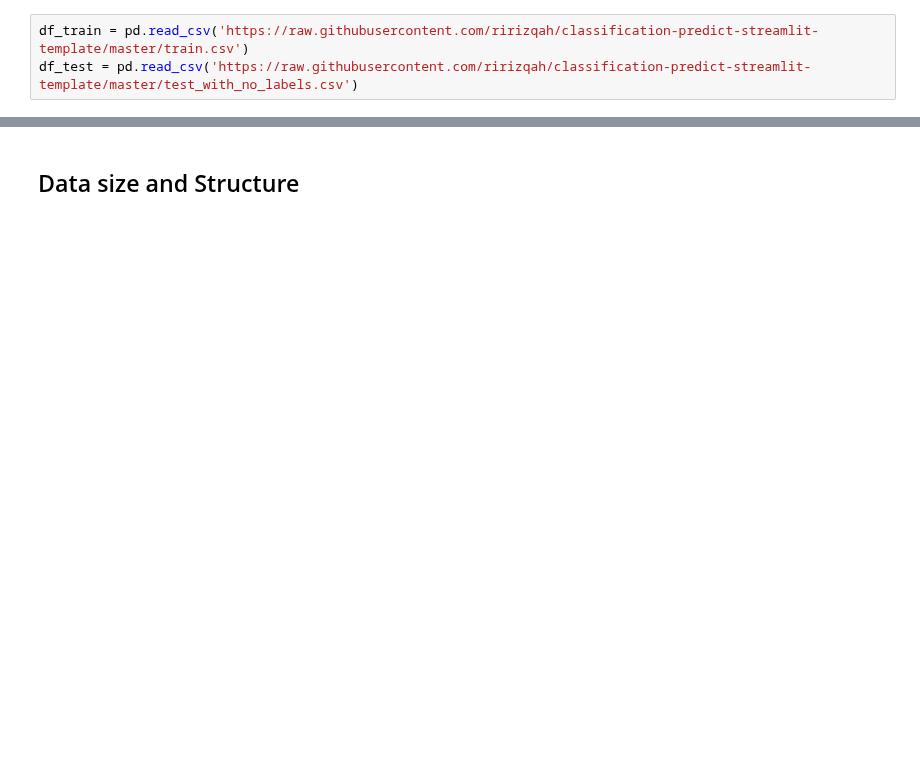
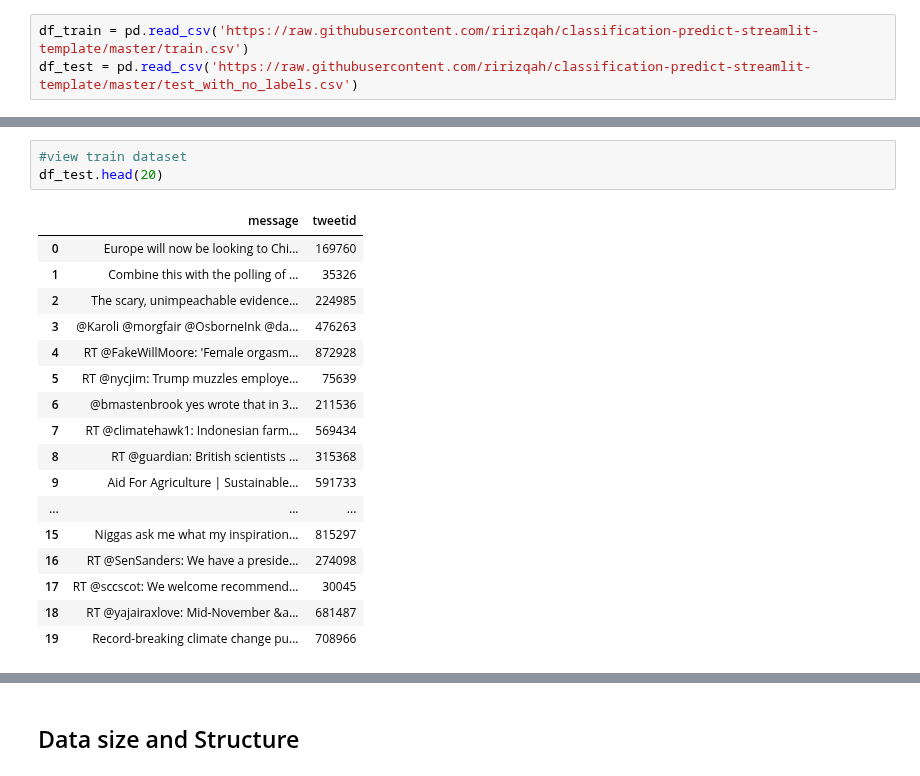
Before and after one commit to tladi-thobejane/classification-predict-streamlit-template, a Jupyter notebook: Team16_model (5).ipynb, the cells around one changed output, grey strips where cells are left out. Cells and saved outputs as stored; diff of their text form; blank space fills up the shorter version.

```diff
--- a/Team16_model (5).ipynb
+++ b/Team16_model (5).ipynb
@@ -115,0 +137,21 @@ df_test = pd.read_csv('https://raw.githubusercontent.com/ririzqah/classification
+# %%
+#view train dataset
+df_test.head(20)
+# %% [output]
+|  | message | tweetid |
+| 0 | Europe will now be looking to Chi... | 169760 |
+| 1 | Combine this with the polling of ... | 35326 |
+| 2 | The scary, unimpeachable evidence... | 224985 |
+| 3 | @Karoli @morgfair @OsborneInk @da... | 476263 |
+| 4 | RT @FakeWillMoore: 'Female orgasm... | 872928 |
+| 5 | RT @nycjim: Trump muzzles employe... | 75639 |
+| 6 | @bmastenbrook yes wrote that in 3... | 211536 |
+| 7 | RT @climatehawk1: Indonesian farm... | 569434 |
+| 8 | RT @guardian: British scientists ... | 315368 |
+| 9 | Aid For Agriculture | Sustainable... | 591733 |
+| ... | ... | ... |
+| 15 | Niggas ask me what my inspiration... | 815297 |
+| 16 | RT @SenSanders: We have a preside... | 274098 |
+| 17 | RT @sccscot: We welcome recommend... | 30045 |
+| 18 | RT @yajairaxlove: Mid-November &a... | 681487 |
+| 19 | Record-breaking climate change pu... | 708966 |
```
Also changed, not shown: parts of 10 cells of this notebook.
